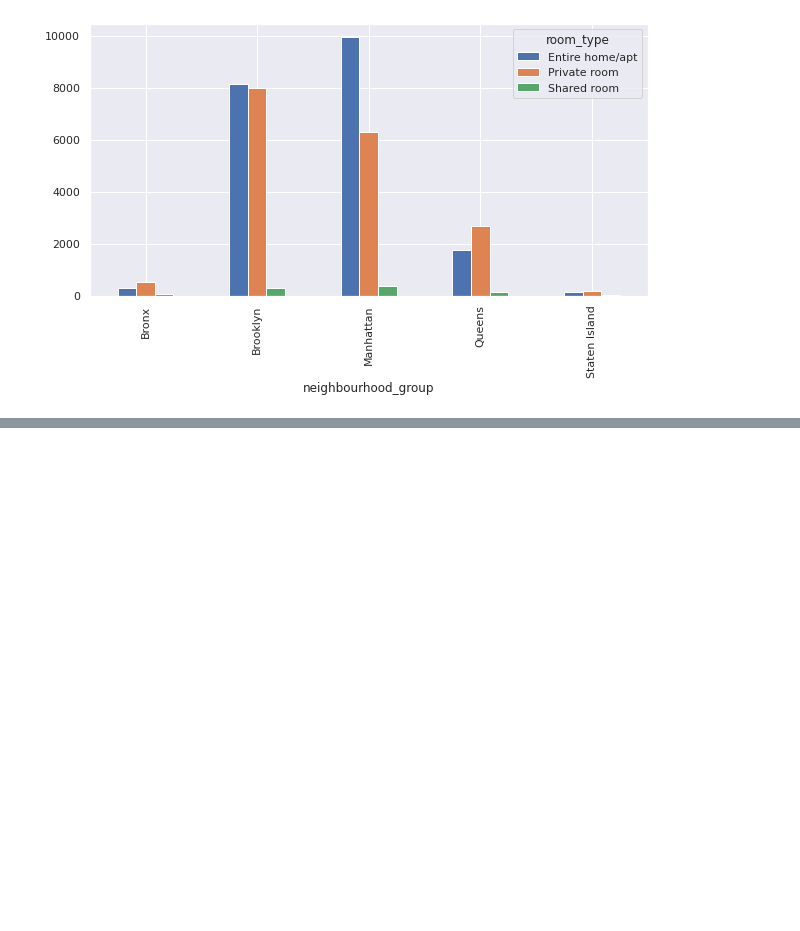
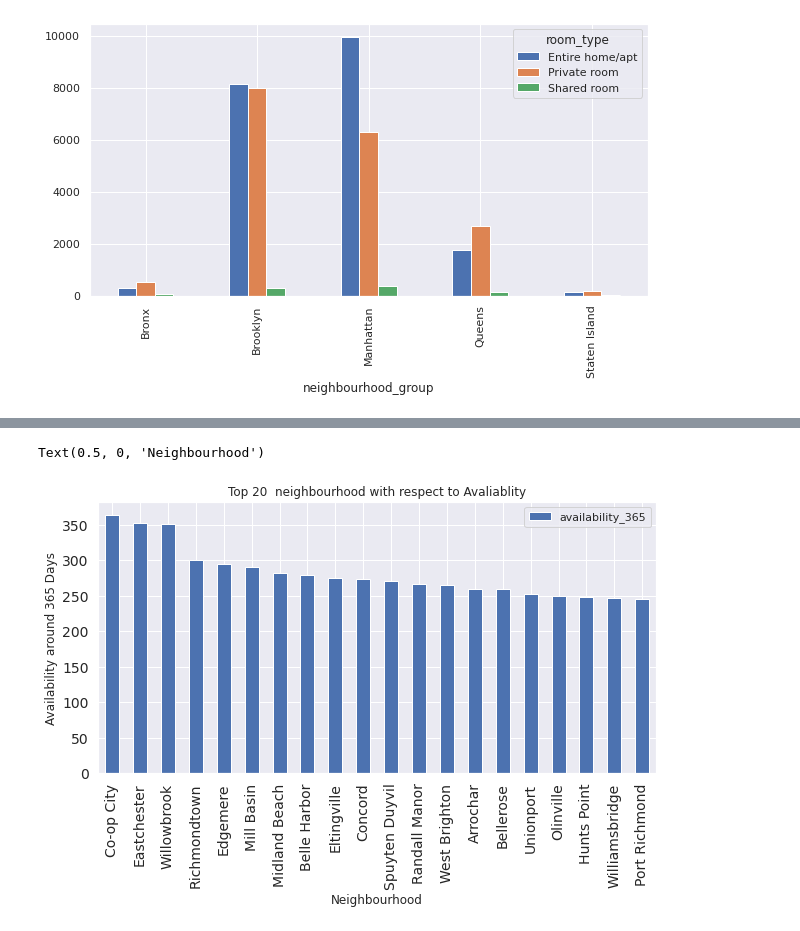
Before and after one commit to Manass20/Airbnb-Booking-Analisys, a Jupyter notebook: Airbnb_Bookings_Analysis_Capstone_Project_Manas_Ranjan_Behera.ipynb, the cells around one changed output, grey strips where cells are left out. Cells and saved outputs as stored; diff of their text form; code cells hidden in the pictures; blank space fills up the shorter version.

```diff
--- a/Airbnb_Bookings_Analysis_Capstone_Project_Manas_Ranjan_Behera.ipynb
+++ b/Airbnb_Bookings_Analysis_Capstone_Project_Manas_Ranjan_Behera.ipynb
@@ -478,0 +515,12 @@ property_based_on_location.plot(kind='bar')
+# %%
+#Barplot of top 20  neighbourhood with respect to Avaliablity
+df_reviews=cdf.groupby(['neighbourhood'])['availability_365'].mean().reset_index()
+df_reviews=df_reviews.set_index('neighbourhood')
+df_reviews=df_reviews.sort_values(['availability_365'],ascending=False).head(20)
+df_reviews.plot.bar(figsize = (10,5),fontsize = 14)
+plt.title('Top 20  neighbourhood with respect to Avaliablity')
+plt.ylabel('Availability around 365 Days')
+plt.xlabel('Neighbourhood')
+# %% [output]
+Text(0.5, 0, 'Neighbourhood')
+[figure, added]
```
Also changed, not shown: parts of 91 cells of this notebook.
